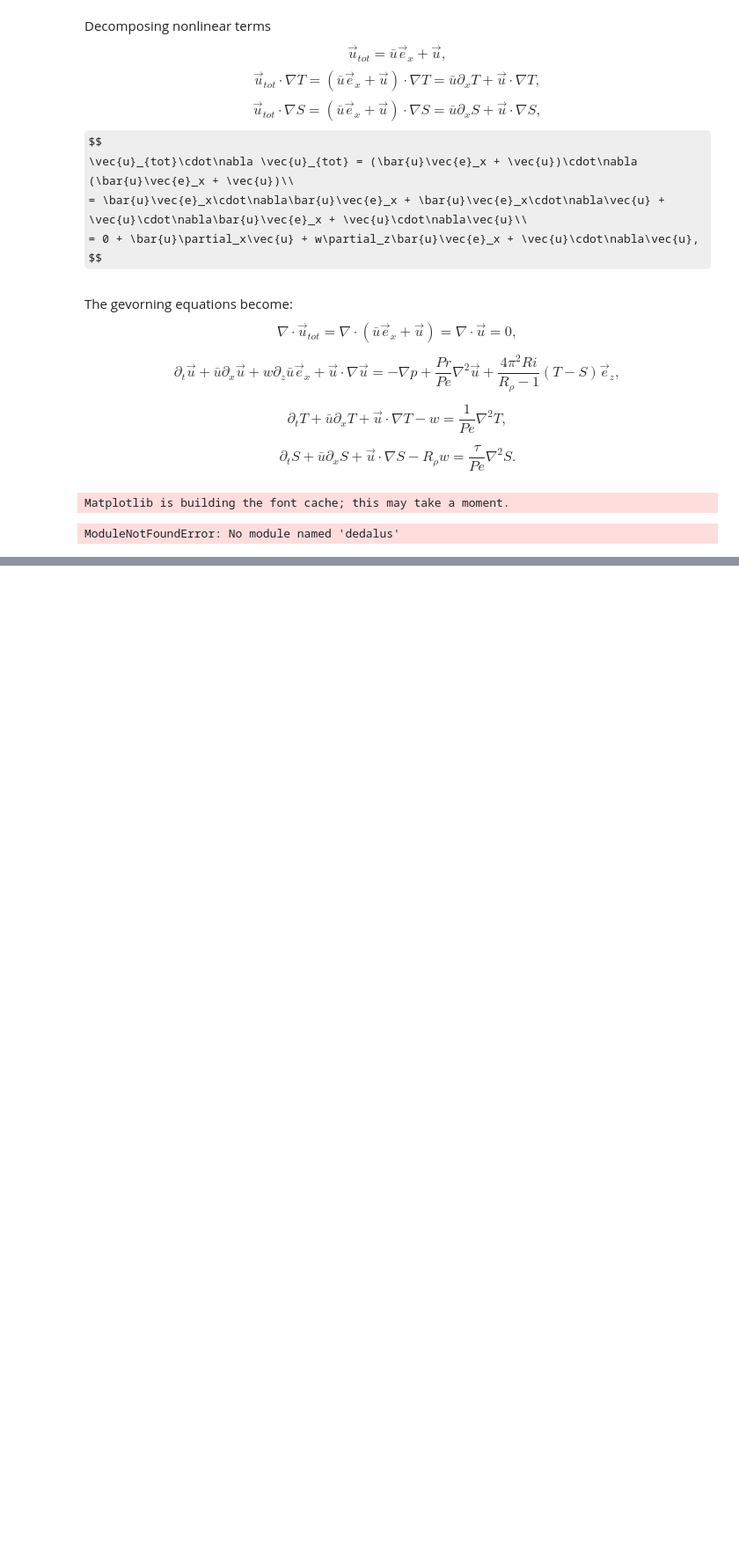
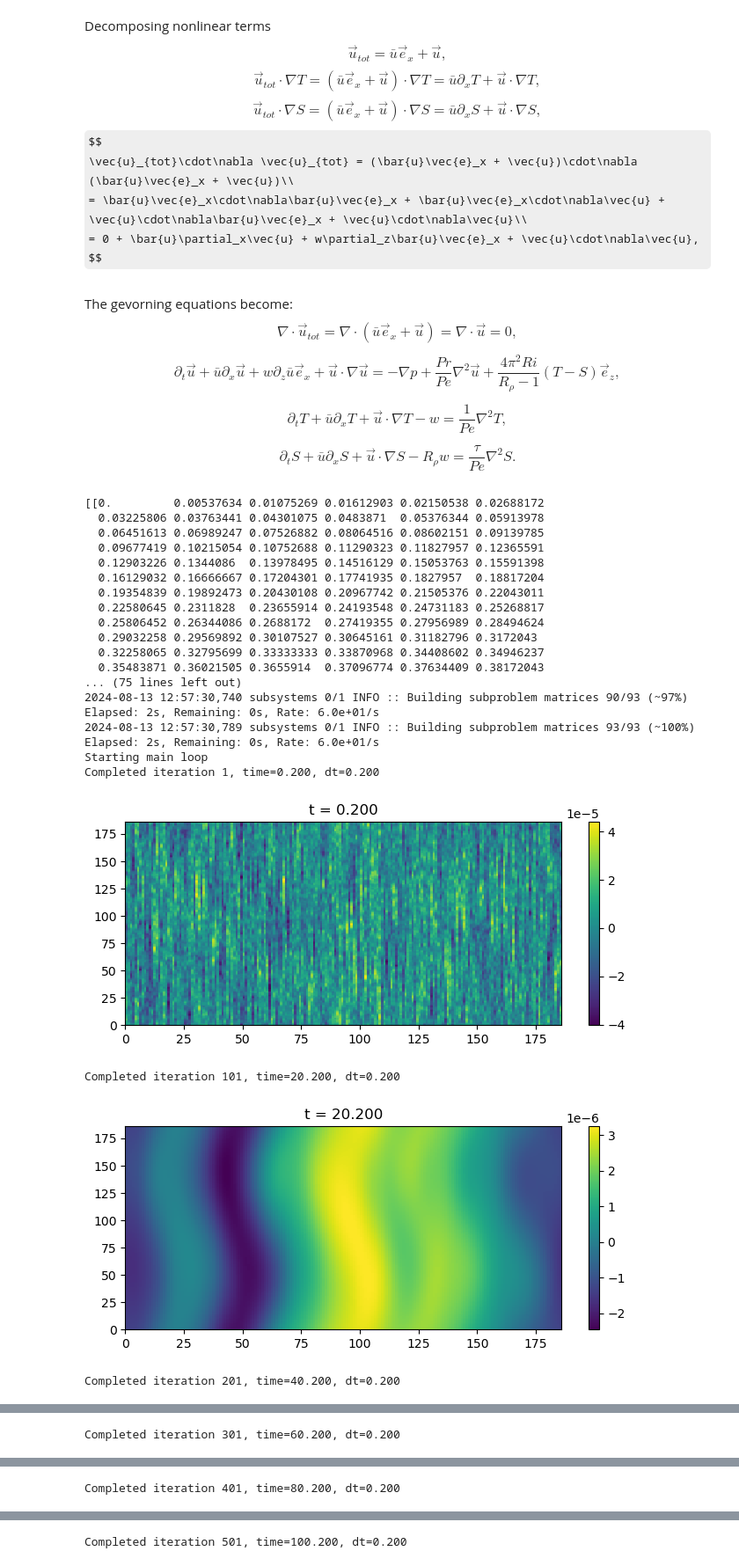
Before and after one commit to ducnguyen-uconn/Thermohaline-Shear_Instability, a Jupyter notebook: reproduce_refs/simulation/2dtest.ipynb, the cells around one changed output, grey strips where cells are left out. Shown at 88% size. Cells and saved outputs as stored; diff of their text form; code cells hidden in the pictures; some formulas as TeX source; blank space fills up the shorter version.

Commit message:
update growth rate file

```diff
--- a/reproduce_refs/simulation/2dtest.ipynb
+++ b/reproduce_refs/simulation/2dtest.ipynb
@@ -134,32 +134,53 @@ solver.stop_sim_time = stop_sim_time
 
 p.fill_random('g', seed=42, distribution='normal', scale=0.7*1e-4) # Random noise
 u.fill_random('g', seed=42, distribution='normal', scale=0.7*1e-4) # Random noise
 te.fill_random('g', seed=42, distribution='normal', scale=0.7*1e-4) # Random noise
 sa.fill_random('g', seed=42, distribution='normal', scale=0.7*1e-4) # Random noise
 
 max_timestep = 0.2
 # CFL
 # CFL = d3.CFL(solver, initial_dt=max_timestep, cadence=10, safety=0.5, threshold=0.05,
 #              max_change=1.5, min_change=0.5, max_dt=max_timestep)
 CFL = d3.CFL(solver, initial_dt=max_timestep, cadence=1,safety=0.5,max_dt=max_timestep,min_dt=0.000000001,
             #  threshold=0.05,
             max_change=1.5, min_change=0.5
              )
 CFL.add_velocity(u)
 
 # Main loop
 print('Starting main loop')
 while solver.proceed:
     timestep = CFL.compute_timestep()
     solver.step(timestep)
+    if solver.sim_time>400:
+        print('dt={:.3f})'.format(timestep))
     if (solver.iteration-1) % 100 == 0:
         print('Completed iteration {}, time={:.3f}, dt={:.3f}'.format(solver.iteration, solver.sim_time, timestep))
         temp = np.copy(te['g'])
         plt.figure(figsize=(8,3))
         te_plot = plt.pcolormesh(temp.transpose())
         plt.colorbar(te_plot)
         plt.title("t = {:.3f}".format(solver.sim_time))
         plt.show()
 # %% [output]
-Matplotlib is building the font cache; this may take a moment.
+[[0.         0.00537634 0.01075269 0.01612903 0.02150538 0.02688172
+  0.03225806 0.03763441 0.04301075 0.0483871  0.05376344 0.05913978
+  0.06451613 0.06989247 0.07526882 0.08064516 0.08602151 0.09139785
+  0.09677419 0.10215054 0.10752688 0.11290323 0.11827957 0.12365591
+  0.12903226 0.1344086  0.13978495 0.14516129 0.15053763 0.15591398
+  0.16129032 0.16666667 0.17204301 0.17741935 0.1827957  0.18817204
+  0.19354839 0.19892473 0.20430108 0.20967742 0.21505376 0.22043011
+  0.22580645 0.2311828  0.23655914 0.24193548 0.24731183 0.25268817
+  0.25806452 0.26344086 0.2688172  0.27419355 0.27956989 0.28494624
+  0.29032258 0.29569892 0.30107527 0.30645161 0.31182796 0.3172043
+  0.32258065 0.32795699 0.33333333 0.33870968 0.34408602 0.34946237
+  0.35483871 0.36021505 0.3655914  0.37096774 0.37634409 0.38172043
+... (75 lines left out)
+2024-08-13 12:57:30,740 subsystems 0/1 INFO :: Building subproblem matrices 90/93 (~97%) Elapsed: 2s, Remaining: 0s, Rate: 6.0e+01/s
+2024-08-13 12:57:30,789 subsystems 0/1 INFO :: Building subproblem matrices 93/93 (~100%) Elapsed: 2s, Remaining: 0s, Rate: 6.0e+01/s
+Starting main loop
+Completed iteration 1, time=0.200, dt=0.200
+[figure, added]
-ModuleNotFoundError: No module named 'dedalus'
+Completed iteration 101, time=20.200, dt=0.200
+[figure, added]
+Completed iteration 201, time=40.200, dt=0.200
@@ -165,0 +188 @@ ModuleNotFoundError: No module named 'dedalus'
+Completed iteration 301, time=60.200, dt=0.200
@@ -165,0 +190 @@ ModuleNotFoundError: No module named 'dedalus'
+Completed iteration 401, time=80.200, dt=0.200
@@ -165,0 +192 @@ ModuleNotFoundError: No module named 'dedalus'
+Completed iteration 501, time=100.200, dt=0.200
```
Also changed, not shown: parts of 1 cell of this notebook, 6 other files.
